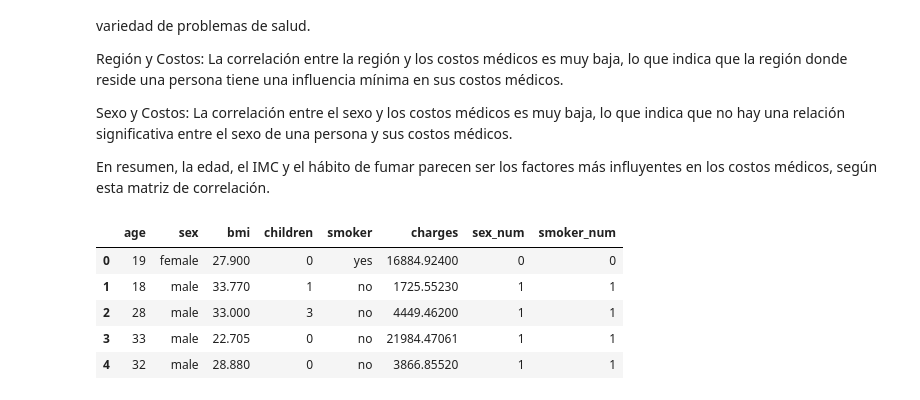
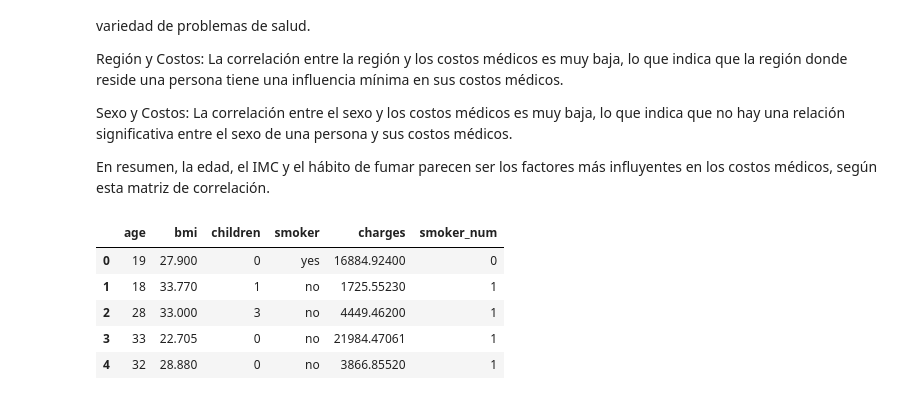
Before and after one commit to RmVa23/linear-regression, a Jupyter notebook: src/explore.ipynb, the cells around one changed output. Drawn from its saved outputs; the diff is of its cells as text; code cells hidden in the pictures.

```diff
--- a/src/explore.ipynb
+++ b/src/explore.ipynb
@@ -130,15 +135,15 @@ Sexo y Costos: La correlación entre el sexo y los costos médicos es muy baja,
 
 En resumen, la edad, el IMC y el hábito de fumar parecen ser los factores más influyentes en los costos médicos, según esta matriz de correlación.
 # %%
-data.drop(['region', 'region_num'], axis=1, inplace=True)
-data_num.drop(['region_num'], axis=1, inplace=True)
+data.drop(['region', 'region_num', 'sex', 'sex_num'], axis=1, inplace=True)
+data_num.drop(['region_num', 'sex_num'], axis=1, inplace=True)
 data.head()
 # %% [output]
-|  | age | sex | bmi | children | smoker | charges | sex_num | smoker_num |
-| 0 | 19 | female | 27.900 | 0 | yes | 16884.92400 | 0 | 0 |
-| 1 | 18 | male | 33.770 | 1 | no | 1725.55230 | 1 | 1 |
-| 2 | 28 | male | 33.000 | 3 | no | 4449.46200 | 1 | 1 |
-| 3 | 33 | male | 22.705 | 0 | no | 21984.47061 | 1 | 1 |
-| 4 | 32 | male | 28.880 | 0 | no | 3866.85520 | 1 | 1 |
+|  | age | bmi | children | smoker | charges | smoker_num |
+| 0 | 19 | 27.900 | 0 | yes | 16884.92400 | 0 |
+| 1 | 18 | 33.770 | 1 | no | 1725.55230 | 1 |
+| 2 | 28 | 33.000 | 3 | no | 4449.46200 | 1 |
+| 3 | 33 | 22.705 | 0 | no | 21984.47061 | 1 |
+| 4 | 32 | 28.880 | 0 | no | 3866.85520 | 1 |
 # %%
 #  Buscar valores atípicos (y ver si corresponderia tambien consultar la influencia), antes de elegir el método de escalado
```
Also changed, not shown: parts of 12 cells of this notebook.
